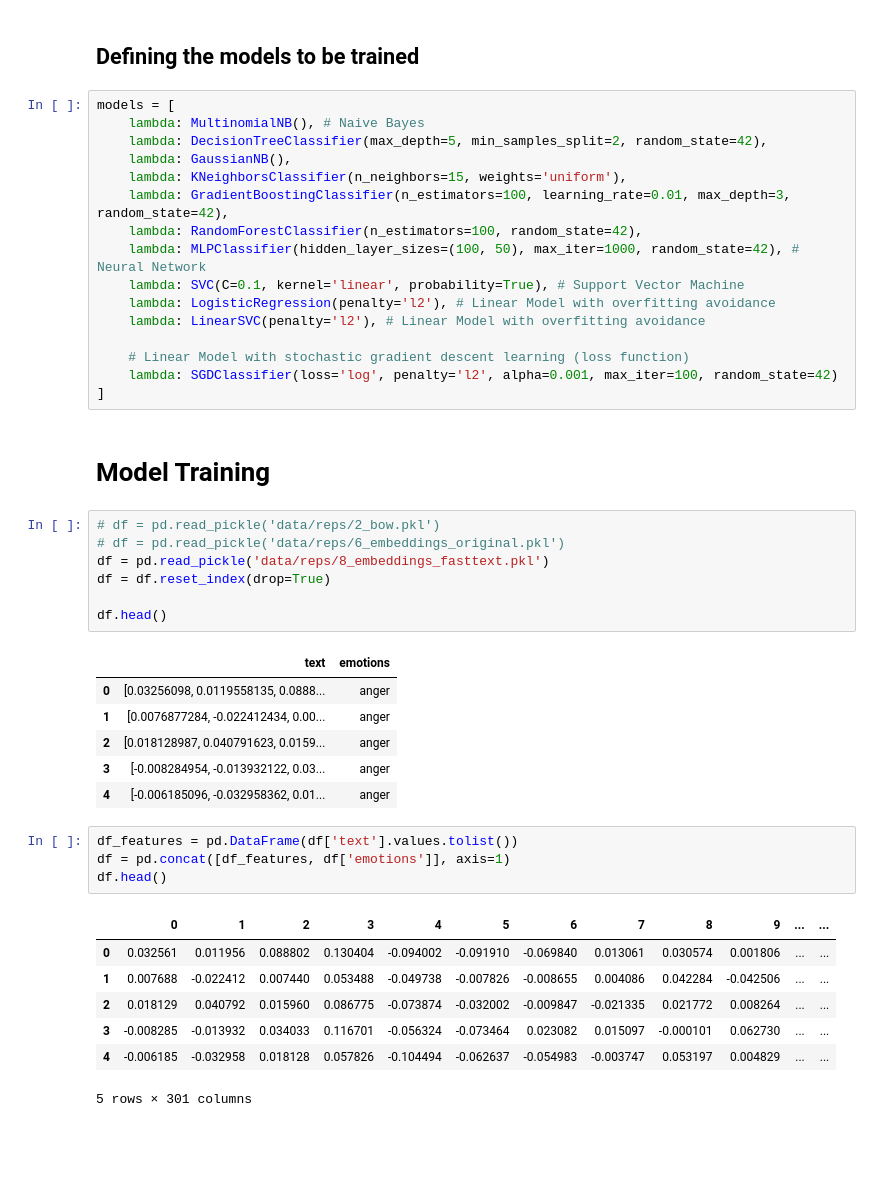
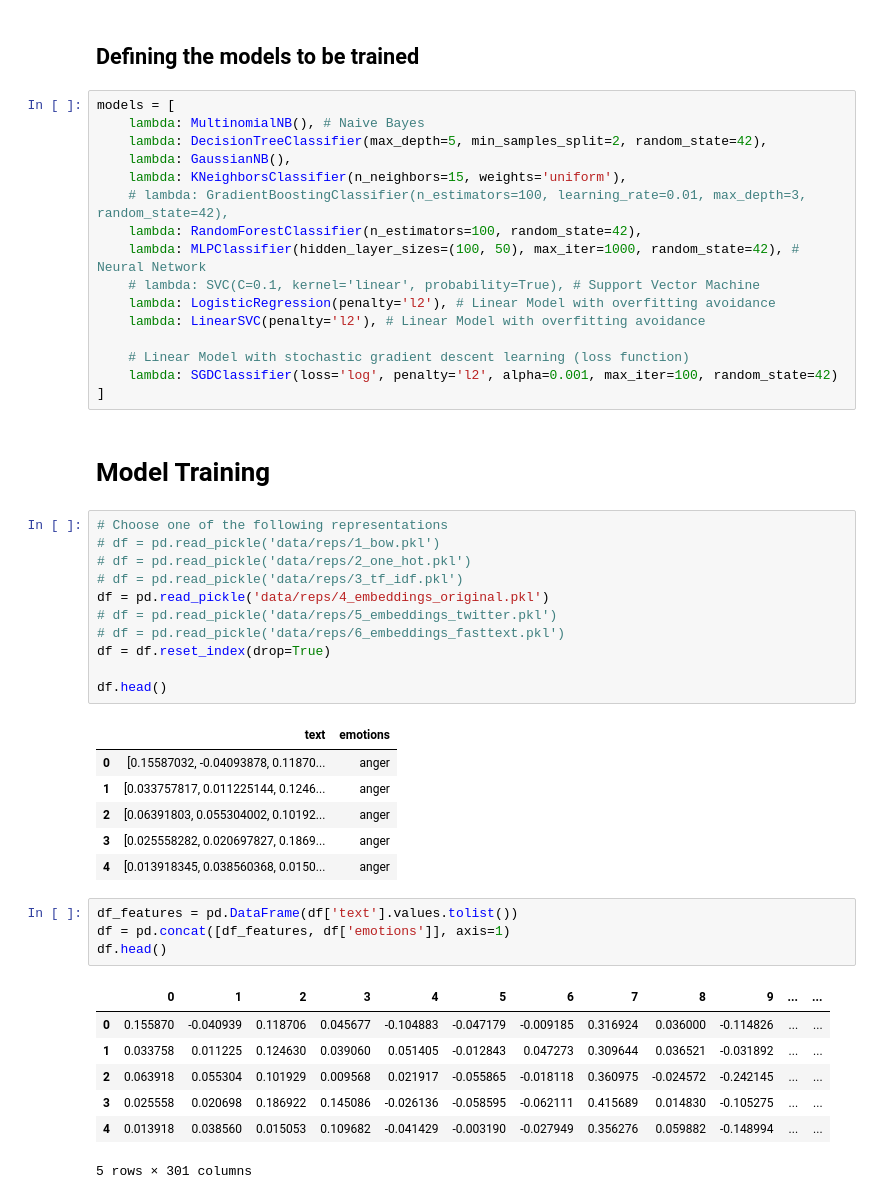
Before and after one commit to m21ark/pln, a Jupyter notebook: 4_models.ipynb, the cells around one changed output. Drawn from its saved outputs; the diff is of its cells as text; blank space fills up the shorter version.

```diff
--- a/4_models.ipynb
+++ b/4_models.ipynb
@@ -102,10 +72,10 @@ models = [
     lambda: DecisionTreeClassifier(max_depth=5, min_samples_split=2, random_state=42),
     lambda: GaussianNB(),
     lambda: KNeighborsClassifier(n_neighbors=15, weights='uniform'),
-    lambda: GradientBoostingClassifier(n_estimators=100, learning_rate=0.01, max_depth=3, random_state=42),
+    # lambda: GradientBoostingClassifier(n_estimators=100, learning_rate=0.01, max_depth=3, random_state=42),
     lambda: RandomForestClassifier(n_estimators=100, random_state=42),
     lambda: MLPClassifier(hidden_layer_sizes=(100, 50), max_iter=1000, random_state=42), # Neural Network
-    lambda: SVC(C=0.1, kernel='linear', probability=True), # Support Vector Machine
+    # lambda: SVC(C=0.1, kernel='linear', probability=True), # Support Vector Machine
     lambda: LogisticRegression(penalty='l2'), # Linear Model with overfitting avoidance
     lambda: LinearSVC(penalty='l2'), # Linear Model with overfitting avoidance
 
@@ -115,30 +85,34 @@ models = [
 # %% [markdown]
 # Model Training
 # %%
-# df = pd.read_pickle('data/reps/2_bow.pkl')
-# df = pd.read_pickle('data/reps/6_embeddings_original.pkl')
-df = pd.read_pickle('data/reps/8_embeddings_fasttext.pkl')
+# Choose one of the following representations
+# df = pd.read_pickle('data/reps/1_bow.pkl')
+# df = pd.read_pickle('data/reps/2_one_hot.pkl')
+# df = pd.read_pickle('data/reps/3_tf_idf.pkl')
+df = pd.read_pickle('data/reps/4_embeddings_original.pkl')
+# df = pd.read_pickle('data/reps/5_embeddings_twitter.pkl')
+# df = pd.read_pickle('data/reps/6_embeddings_fasttext.pkl')
 df = df.reset_index(drop=True)
 
 df.head()
 # %% [output]
 |  | text | emotions |
-| 0 | [0.03256098, 0.0119558135, 0.0888... | anger |
-| 1 | [0.0076877284, -0.022412434, 0.00... | anger |
-| 2 | [0.018128987, 0.040791623, 0.0159... | anger |
-| 3 | [-0.008284954, -0.013932122, 0.03... | anger |
-| 4 | [-0.006185096, -0.032958362, 0.01... | anger |
+| 0 | [0.15587032, -0.04093878, 0.11870... | anger |
+| 1 | [0.033757817, 0.011225144, 0.1246... | anger |
+| 2 | [0.06391803, 0.055304002, 0.10192... | anger |
+| 3 | [0.025558282, 0.020697827, 0.1869... | anger |
+| 4 | [0.013918345, 0.038560368, 0.0150... | anger |
 # %%
 df_features = pd.DataFrame(df['text'].values.tolist())
 df = pd.concat([df_features, df['emotions']], axis=1)
 df.head()
 # %% [output]
 |  | 0 | 1 | 2 | 3 | 4 | 5 | 6 | 7 | 8 | 9 | ... | ... |
-| 0 | 0.032561 | 0.011956 | 0.088802 | 0.130404 | -0.094002 | -0.091910 | -0.069840 | 0.013061 | 0.030574 | 0.001806 | ... | ... |
-| 1 | 0.007688 | -0.022412 | 0.007440 | 0.053488 | -0.049738 | -0.007826 | -0.008655 | 0.004086 | 0.042284 | -0.042506 | ... | ... |
-| 2 | 0.018129 | 0.040792 | 0.015960 | 0.086775 | -0.073874 | -0.032002 | -0.009847 | -0.021335 | 0.021772 | 0.008264 | ... | ... |
-| 3 | -0.008285 | -0.013932 | 0.034033 | 0.116701 | -0.056324 | -0.073464 | 0.023082 | 0.015097 | -0.000101 | 0.062730 | ... | ... |
-| 4 | -0.006185 | -0.032958 | 0.018128 | 0.057826 | -0.104494 | -0.062637 | -0.054983 | -0.003747 | 0.053197 | 0.004829 | ... | ... |
+| 0 | 0.155870 | -0.040939 | 0.118706 | 0.045677 | -0.104883 | -0.047179 | -0.009185 | 0.316924 | 0.036000 | -0.114826 | ... | ... |
+| 1 | 0.033758 | 0.011225 | 0.124630 | 0.039060 | 0.051405 | -0.012843 | 0.047273 | 0.309644 | 0.036521 | -0.031892 | ... | ... |
+| 2 | 0.063918 | 0.055304 | 0.101929 | 0.009568 | 0.021917 | -0.055865 | -0.018118 | 0.360975 | -0.024572 | -0.242145 | ... | ... |
+| 3 | 0.025558 | 0.020698 | 0.186922 | 0.145086 | -0.026136 | -0.058595 | -0.062111 | 0.415689 | 0.014830 | -0.105275 | ... | ... |
+| 4 | 0.013918 | 0.038560 | 0.015053 | 0.109682 | -0.041429 | -0.003190 | -0.027949 | 0.356276 | 0.059882 | -0.148994 | ... | ... |
 5 rows × 301 columns
 # %%
 # Print the balance of the dataset
```
Also changed, not shown: parts of 9 cells of this notebook, 5 other files.
